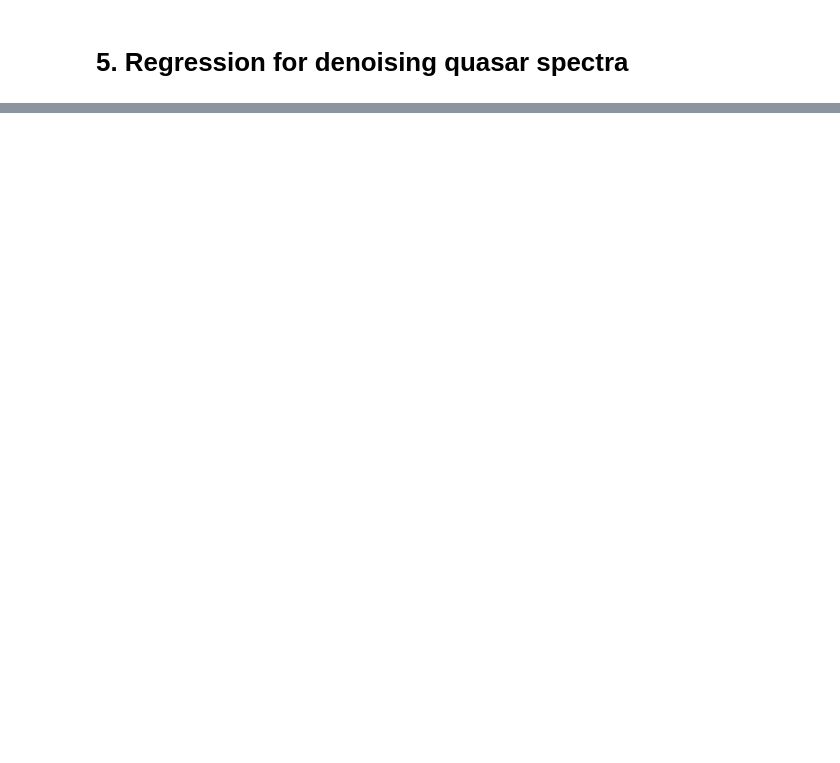
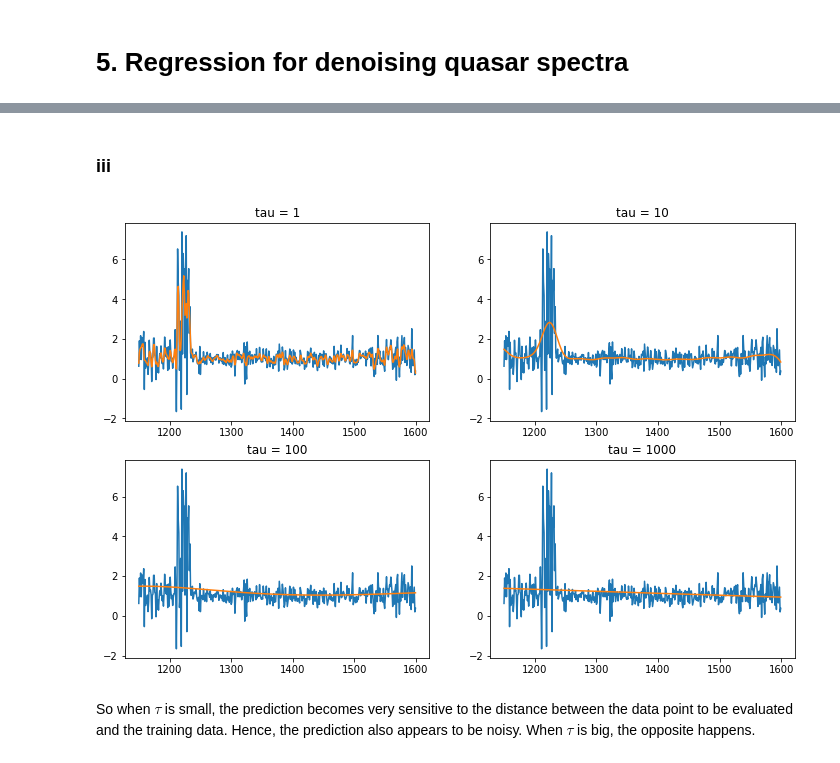
Before and after one commit to ooxx201/CS229n_Machine_Learning, a Jupyter notebook: Assignment/HW1/HW1.ipynb, the cells around one changed output, grey strips where cells are left out. Cells and saved outputs as stored; diff of their text form; code cells hidden in the pictures; blank space fills up the shorter version.

```diff
--- a/Assignment/HW1/HW1.ipynb
+++ b/Assignment/HW1/HW1.ipynb
@@ -465,0 +570,22 @@ Therefore gradient descent is not invariant to linear reparameterizations.
+# %% [markdown]
+### iii
+# %%
+fig, axes = plt.subplots(2, 2, figsize=(12, 8))
+axes = axes.ravel()
+taus = [1, 10, 100, 1000]
+
+for k, tau in enumerate(taus):
+    ax = axes[k]
+    preds = []
+    for i in range(m):
+        W = construct_weight(X[:, 1], X[i, 1], tau)
+        theta = optim(X, y, W)
+        preds.append(theta[:,0].dot(X[i, :]))
+
+    ax.plot(cols, y)
+    ax.plot(cols, preds)
+    ax.set_title('tau = {0}'.format(tau))
+# %% [output]
+[figure, added]
+# %% [markdown]
+So when $\tau$ is small, the prediction becomes very sensitive to the distance between the data point to be evaluated and the training data. Hence, the prediction also appears to be noisy. When $\tau$ is big, the opposite happens.
```
Also changed, not shown: parts of 13 cells of this notebook.
